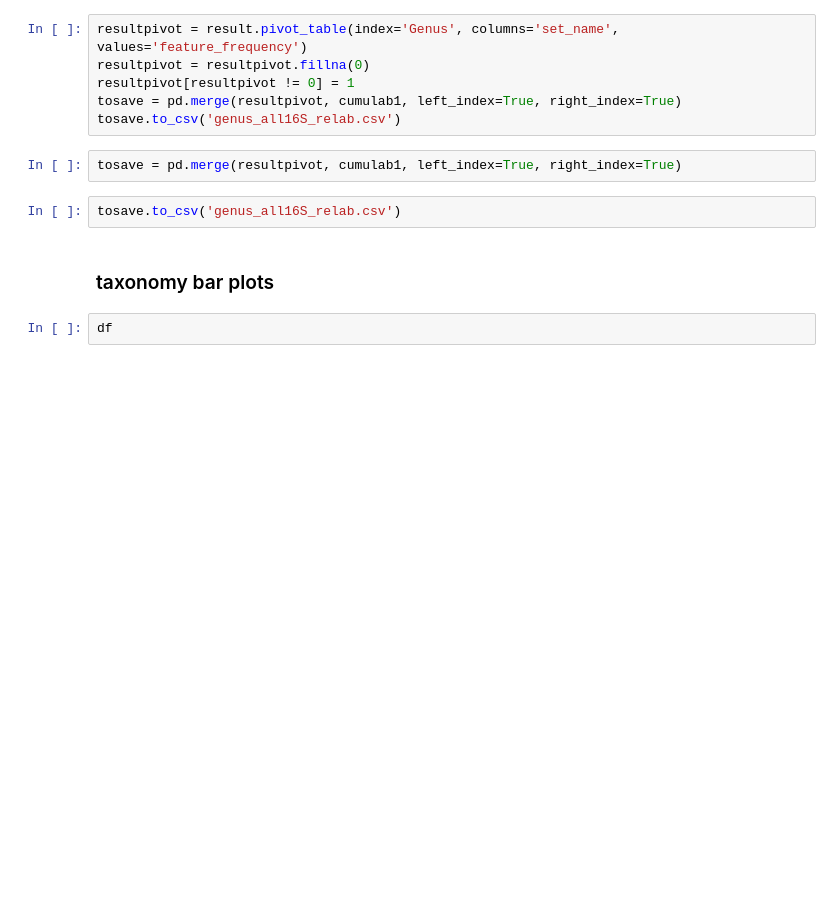
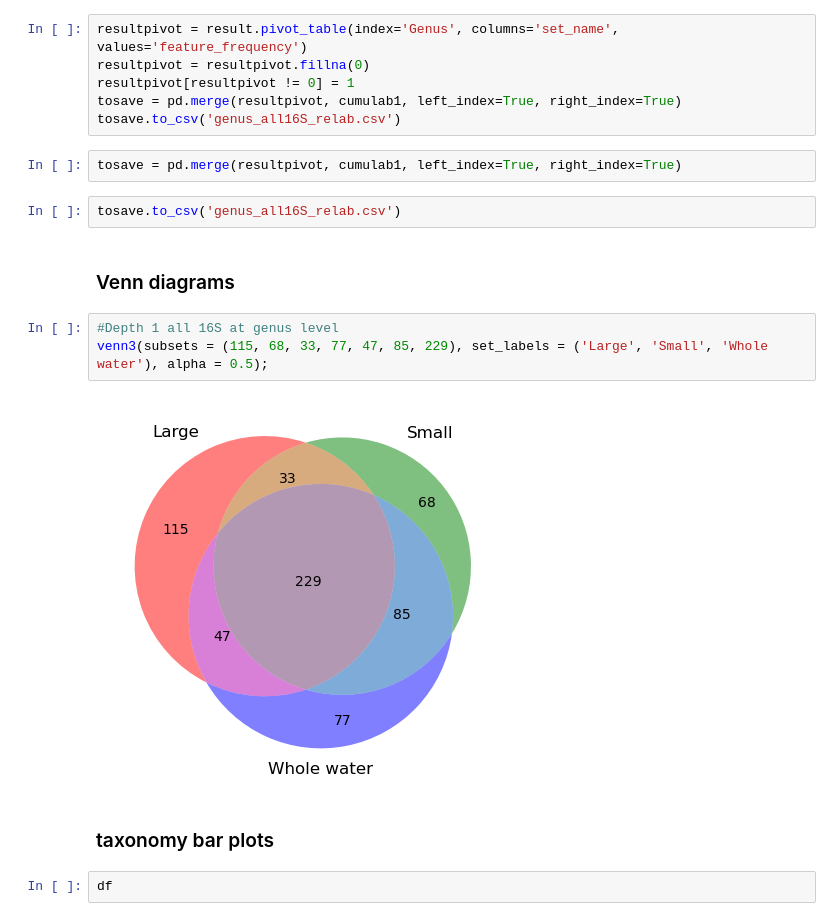
Before and after one commit to dianahaider/size_fractions, a Jupyter notebook: bb2022_sf.ipynb, the cells around one changed output. Drawn from its saved outputs; the diff is of its cells as text; blank space fills up the shorter version.

```diff
--- a/bb2022_sf.ipynb
+++ b/bb2022_sf.ipynb
@@ -684,6 +685,13 @@ tosave.to_csv('genus_all16S_relab.csv')
 tosave = pd.merge(resultpivot, cumulab1, left_index=True, right_index=True)
 # %%
 tosave.to_csv('genus_all16S_relab.csv')
+# %% [markdown]
+### Venn diagrams
+# %%
+#Depth 1 all 16S at genus level
+venn3(subsets = (115, 68, 33, 77, 47, 85, 229), set_labels = ('Large', 'Small', 'Whole water'), alpha = 0.5);
+# %% [output]
+[figure, added]
 # %% [markdown]
 ### taxonomy bar plots
 # %%
```
Also changed, not shown: parts of 1 cell of this notebook.
